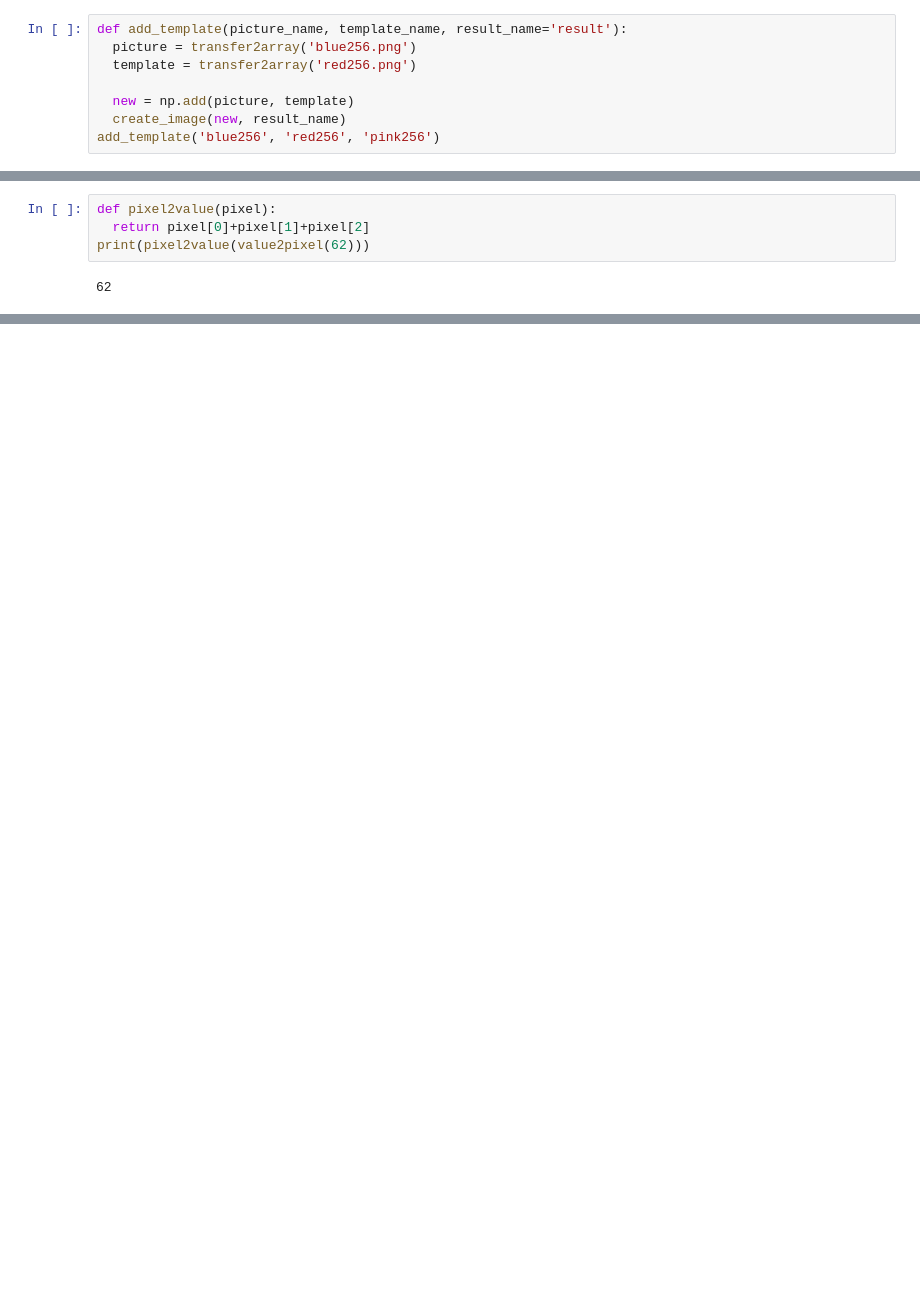
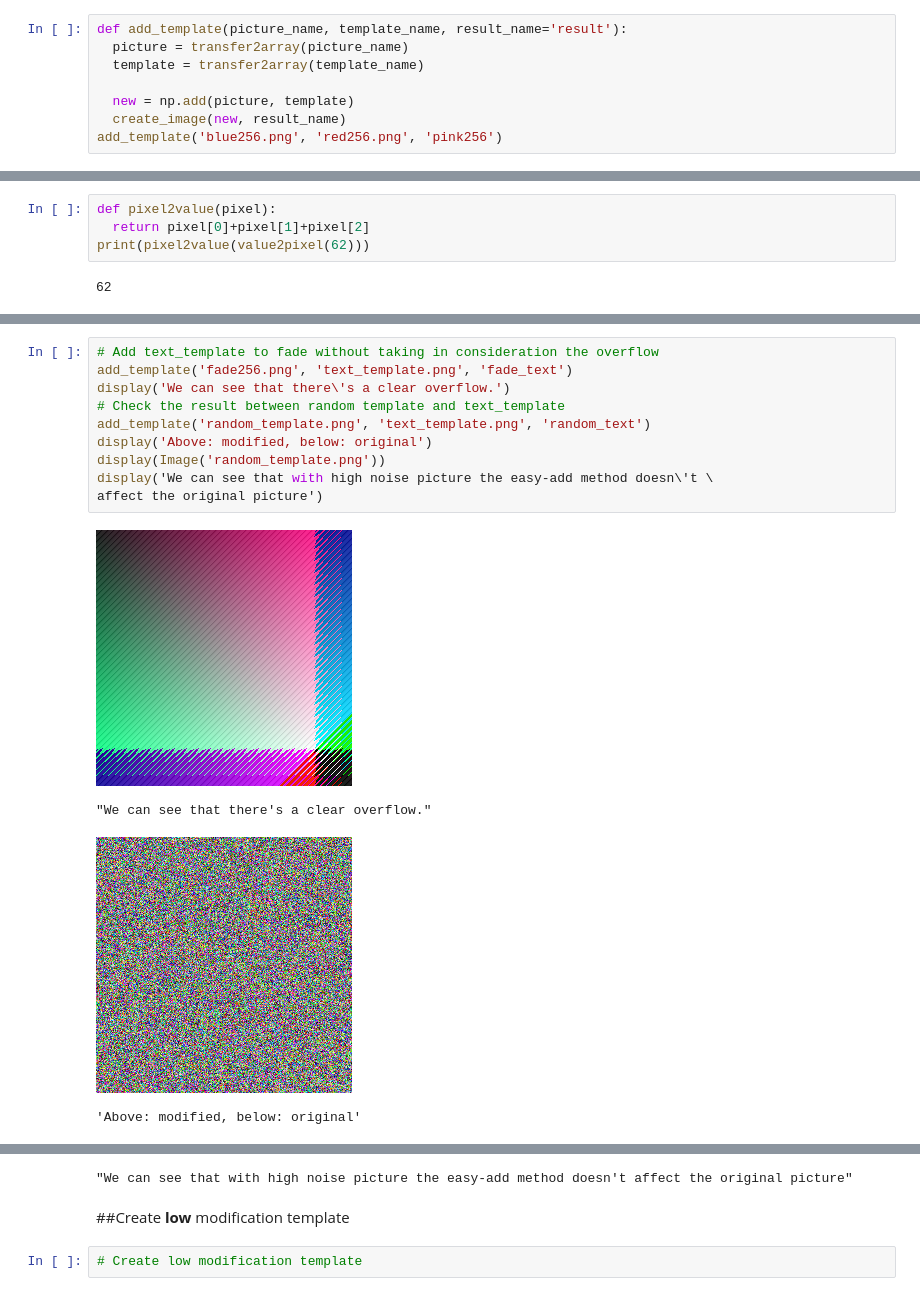
Before and after one commit to Clamarche/Intersect.Beta, a Jupyter notebook: securePhoto_notebooks.ipynb, the cells around one changed output, grey strips where cells are left out. Cells and saved outputs as stored; diff of their text form; blank space fills up the shorter version.

Commit message:
Make exemple with  the basic add method.

```diff
--- a/securePhoto_notebooks.ipynb
+++ b/securePhoto_notebooks.ipynb
@@ -144,12 +144,12 @@ def create_image(array, name_picture):
 Try to modify the value by adding the blue with the red.
 # %%
 def add_template(picture_name, template_name, result_name='result'):
-  picture = transfer2array('blue256.png')
-  template = transfer2array('red256.png')
+  picture = transfer2array(picture_name)
+  template = transfer2array(template_name)
 
   new = np.add(picture, template)
   create_image(new, result_name)
-add_template('blue256', 'red256', 'pink256')
+add_template('blue256.png', 'red256.png', 'pink256')
 # %% [output]
 [figure]
 # %% [markdown]
@@ -210,0 +227,15 @@ print(pixel2value(value2pixel(62)))
+# %%
+# Add text_template to fade without taking in consideration the overflow
+add_template('fade256.png', 'text_template.png', 'fade_text')
+display('We can see that there\'s a clear overflow.')
+# Check the result between random template and text_template
+add_template('random_template.png', 'text_template.png', 'random_text')
+display('Above: modified, below: original')
+display(Image('random_template.png'))
+display('We can see that with high noise picture the easy-add method doesn\'t \
+affect the original picture')
+# %% [output]
+[figure, added]
+"We can see that there's a clear overflow."
+[figure, added]
+'Above: modified, below: original'
@@ -210,0 +243,5 @@ print(pixel2value(value2pixel(62)))
+"We can see that with high noise picture the easy-add method doesn't affect the original picture"
+# %% [markdown]
+##Create __low__ modification template
+# %%
+# Create low modification template
```
Also changed, not shown: parts of 8 cells of this notebook.
